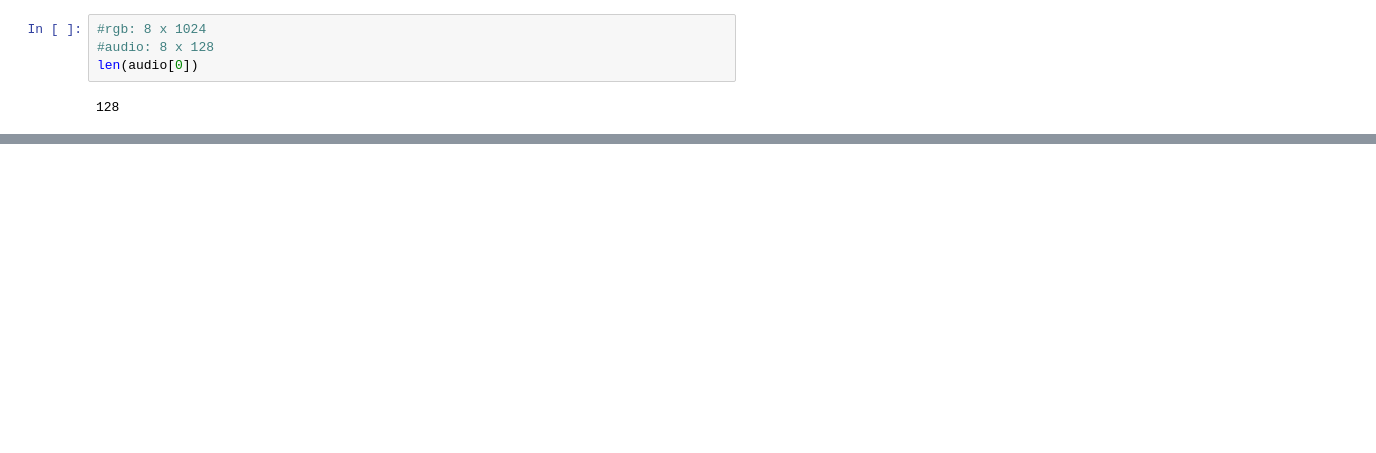
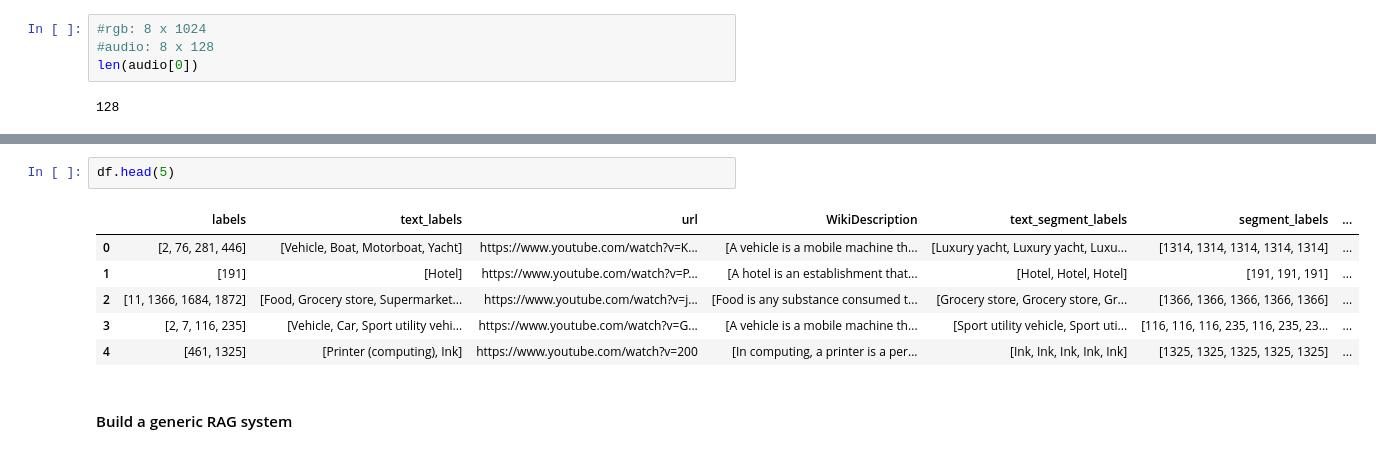
Before and after one commit to runrunicd/rag, a Jupyter notebook: EDA.ipynb, the cells around one changed output, grey strips where cells are left out. Cells and saved outputs as stored; diff of their text form; blank space fills up the shorter version.

```diff
--- a/EDA.ipynb
+++ b/EDA.ipynb
@@ -263,0 +305,11 @@ segment_start_times
+# %%
+df.head(5)
+# %% [output]
+|  | labels | text_labels | url | WikiDescription | text_segment_labels | segment_labels | ... |
+| 0 | [2, 76, 281, 446] | [Vehicle, Boat, Motorboat, Yacht] | https://www.youtube.com/watch?v=K... | [A vehicle is a mobile machine th... | [Luxury yacht, Luxury yacht, Luxu... | [1314, 1314, 1314, 1314, 1314] | ... |
+| 1 | [191] | [Hotel] | https://www.youtube.com/watch?v=P... | [A hotel is an establishment that... | [Hotel, Hotel, Hotel] | [191, 191, 191] | ... |
+| 2 | [11, 1366, 1684, 1872] | [Food, Grocery store, Supermarket... | https://www.youtube.com/watch?v=j... | [Food is any substance consumed t... | [Grocery store, Grocery store, Gr... | [1366, 1366, 1366, 1366, 1366] | ... |
+| 3 | [2, 7, 116, 235] | [Vehicle, Car, Sport utility vehi... | https://www.youtube.com/watch?v=G... | [A vehicle is a mobile machine th... | [Sport utility vehicle, Sport uti... | [116, 116, 116, 235, 116, 235, 23... | ... |
+| 4 | [461, 1325] | [Printer (computing), Ink] | https://www.youtube.com/watch?v=200 | [In computing, a printer is a per... | [Ink, Ink, Ink, Ink, Ink] | [1325, 1325, 1325, 1325, 1325] | ... |
+# %% [markdown]
+#### Build a generic RAG system
```
Also changed, not shown: parts of 25 cells of this notebook.
